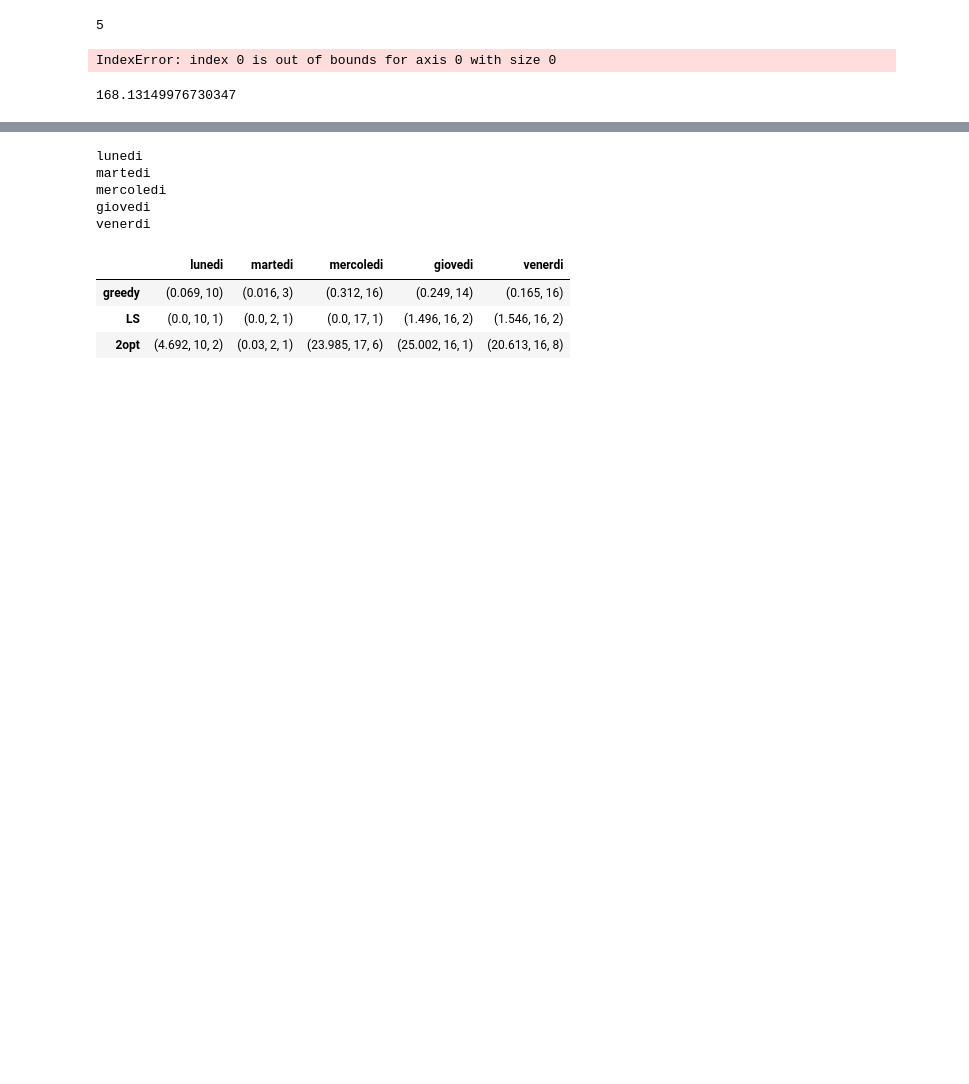
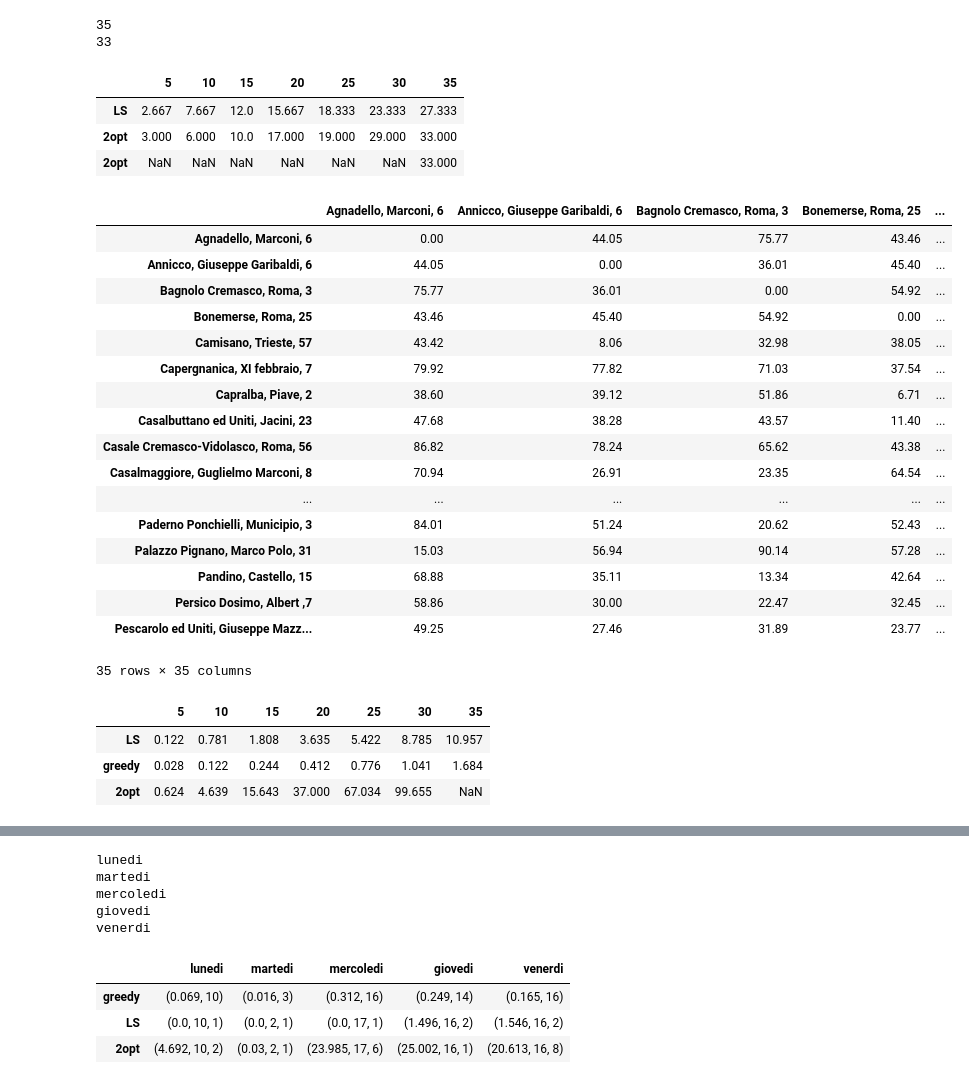
Before and after one commit to MassimoCavagna/Bachelor-Thesis, a Jupyter notebook: Algoritmi/2-opt.ipynb, the cells around one changed output, grey strips where cells are left out. Cells and saved outputs as stored; diff of their text form; code cells hidden in the pictures; blank space fills up the shorter version.

Commit message:
2opt count

```diff
--- a/Algoritmi/2-opt.ipynb
+++ b/Algoritmi/2-opt.ipynb
@@ -104,12 +120,16 @@ benchmark_time_s = pd.read_csv("../Dati/altro/synt_benchmark.csv", delimiter=";"
 benchmark_time_s = pd.concat([benchmark_time_s, pd.Series(index=["2opt"], dtype=float)])[[str(x) for x in tries]]
 benchmark_counter_s = pd.read_csv("../Dati/altro/synt_benchmark_counter.csv", delimiter=";", encoding = "ISO-8859-1", index_col=0)
 benchmark_counter_s = pd.concat([benchmark_counter_s, pd.Series(index=["2opt"], dtype=float)])[[str(x) for x in tries]]
-#tries = [20]
+tries = [35]
 for n in tries:
     print(n)
     tot = 0
     counter=0
-    schedule = random_schedule_day(dft, n+2)
+    schedule = random_schedule_day(dft, n)
+
+    schedule.insert(0, "Agnadello, Marconi, 6")
+    schedule.append("Agnadello, Marconi, 6")
+
     best_schedule = pd.Series(schedule)
     best_time = schedule_time(schedule, dft)
     local_best_time = best_time
@@ -135,13 +155,46 @@ for n in tries:
     benchmark_time_s[str(n)]["2opt"] = round(tot/counter, 3)
     print(counter)
 # %% [output]
-5
+35
+33
-IndexError: index 0 is out of bounds for axis 0 with size 0
+# %%
+benchmark_counter_s
+# %% [output]
+|  | 5 | 10 | 15 | 20 | 25 | 30 | 35 |
+| LS | 2.667 | 7.667 | 12.0 | 15.667 | 18.333 | 23.333 | 27.333 |
+| 2opt | 3.000 | 6.000 | 10.0 | 17.000 | 19.000 | 29.000 | 33.000 |
+| 2opt | NaN | NaN | NaN | NaN | NaN | NaN | 33.000 |
+# %%
+dft
+# %% [output]
+|  | Agnadello, Marconi, 6 | Annicco, Giuseppe Garibaldi, 6 | Bagnolo Cremasco, Roma, 3 | Bonemerse, Roma, 25 | ... |
+| Agnadello, Marconi, 6 | 0.00 | 44.05 | 75.77 | 43.46 | ... |
+| Annicco, Giuseppe Garibaldi, 6 | 44.05 | 0.00 | 36.01 | 45.40 | ... |
+| Bagnolo Cremasco, Roma, 3 | 75.77 | 36.01 | 0.00 | 54.92 | ... |
+| Bonemerse, Roma, 25 | 43.46 | 45.40 | 54.92 | 0.00 | ... |
+| Camisano, Trieste, 57 | 43.42 | 8.06 | 32.98 | 38.05 | ... |
+| Capergnanica, XI febbraio, 7 | 79.92 | 77.82 | 71.03 | 37.54 | ... |
+| Capralba, Piave, 2 | 38.60 | 39.12 | 51.86 | 6.71 | ... |
+| Casalbuttano ed Uniti, Jacini, 23 | 47.68 | 38.28 | 43.57 | 11.40 | ... |
+| Casale Cremasco-Vidolasco, Roma, 56 | 86.82 | 78.24 | 65.62 | 43.38 | ... |
+| Casalmaggiore, Guglielmo Marconi, 8 | 70.94 | 26.91 | 23.35 | 64.54 | ... |
+| ... | ... | ... | ... | ... | ... |
+| Paderno Ponchielli, Municipio, 3 | 84.01 | 51.24 | 20.62 | 52.43 | ... |
+| Palazzo Pignano, Marco Polo, 31 | 15.03 | 56.94 | 90.14 | 57.28 | ... |
+| Pandino, Castello, 15 | 68.88 | 35.11 | 13.34 | 42.64 | ... |
+| Persico Dosimo, Albert ,7 | 58.86 | 30.00 | 22.47 | 32.45 | ... |
+| Pescarolo ed Uniti, Giuseppe Mazz... | 49.25 | 27.46 | 31.89 | 23.77 | ... |
+35 rows × 35 columns
+# %%
+benchmark_time_s
+# %% [output]
+|  | 5 | 10 | 15 | 20 | 25 | 30 | 35 |
+| LS | 0.122 | 0.781 | 1.808 | 3.635 | 5.422 | 8.785 | 10.957 |
+| greedy | 0.028 | 0.122 | 0.244 | 0.412 | 0.776 | 1.041 | 1.684 |
+| 2opt | 0.624 | 4.639 | 15.643 | 37.000 | 67.034 | 99.655 | NaN |
 # %%
-benchmark_count_s.to_csv("../Dati/altro/synt_benchmark_counter.csv", sep=";", encoding = "ISO-8859-1")
+benchmark_counter_s.to_csv("../Dati/altro/synt_benchmark_counter.csv", sep=";", encoding = "ISO-8859-1")
 benchmark_time_s.to_csv("../Dati/altro/synt_benchmark.csv", sep=";", encoding = "ISO-8859-1")
-# %% [output]
-168.13149976730347
 # %%
 import matplotlib.pyplot as plt
 plt.figure(figsize=[7,7])
```
Also changed, not shown: parts of 2 cells of this notebook, 6 other files.
